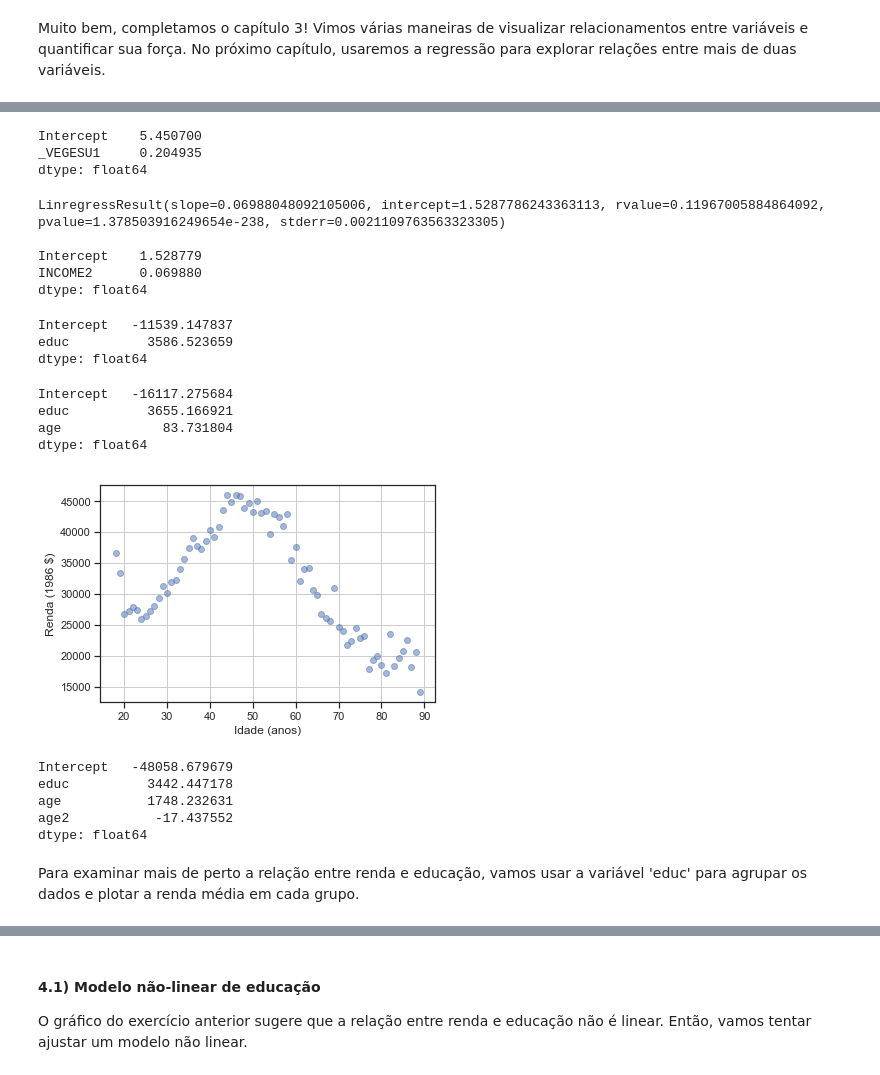
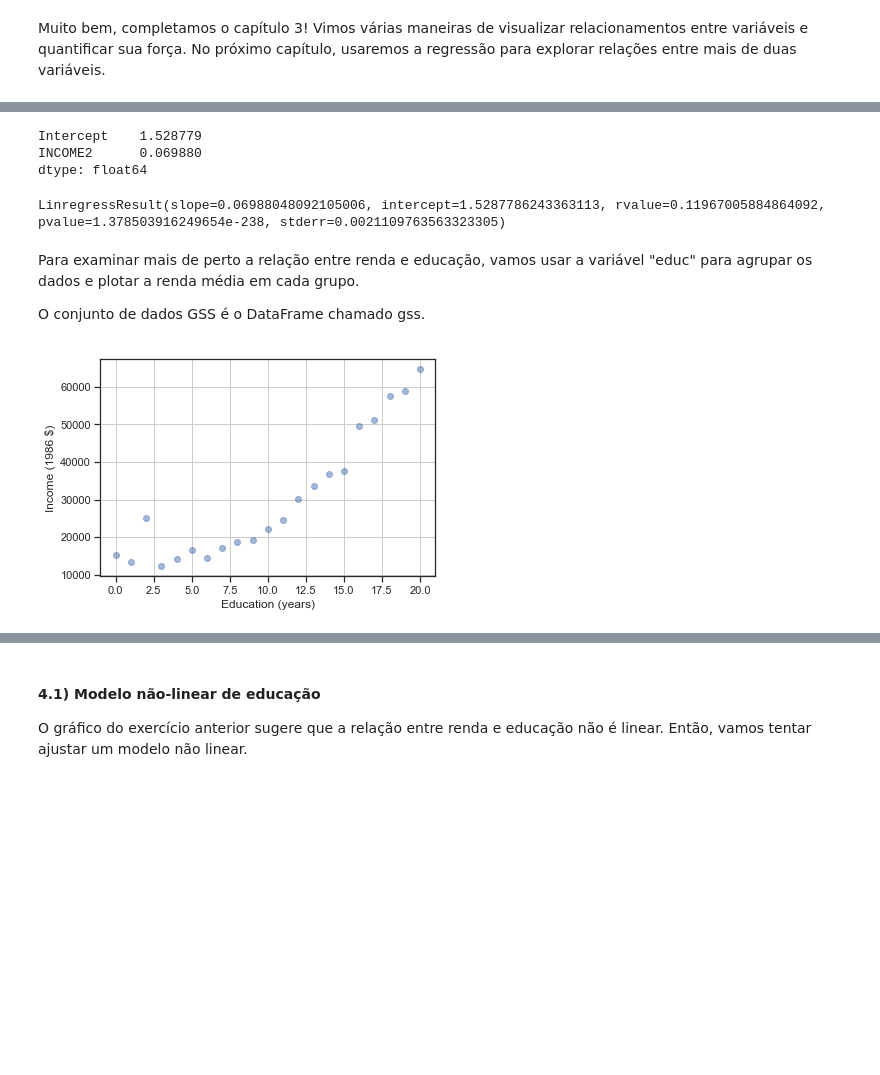
Before and after one commit to plbalmeida/aed-Py, a Jupyter notebook: aed-Py.ipynb, the cells around one changed output, grey strips where cells are left out. Drawn from its saved outputs; the diff is of its cells as text; code cells hidden in the pictures; blank space fills up the shorter version.

```diff
--- a/aed-Py.ipynb
+++ b/aed-Py.ipynb
@@ -822,68 +828,41 @@ Mas primeiro vamos explorar os limites da regressão linear simples. No exercíc
 # %%
 import statsmodels.formula.api as smf
-results = smf.ols('INCOME2 ~ _VEGESU1', data=brfss).fit()
-results.params
+
+# regressão com StatsModels
+results = smf.ols('_VEGESU1 ~ INCOME2', data=brfss).fit()
+print(results.params)
 # %% [output]
-Intercept    5.450700
-_VEGESU1     0.204935
+Intercept    1.528779
+INCOME2      0.069880
 dtype: float64
 # %%
 from scipy.stats import linregress
-import statsmodels.formula.api as smf
 
-# Run regression with linregress
+# regressão com linregress
 subset = brfss.dropna(subset=['INCOME2', '_VEGESU1'])
 xs = subset['INCOME2']
 ys = subset['_VEGESU1']
 res = linregress(xs, ys)
 print(res)
-print('')
-
-# Run regression with StatsModels
-results = smf.ols('_VEGESU1 ~ INCOME2', data=brfss).fit()
-print(results.params)
 # %% [output]
 LinregressResult(slope=0.06988048092105006, intercept=1.5287786243363113, rvalue=0.11967005884864092, pvalue=1.378503916249654e-238, stderr=0.0021109763563323305)
-
-Intercept    1.528779
-INCOME2      0.069880
-dtype: float64
-# %%
-gss = pd.read_hdf('gss.hdf5', 'gss')
-results = smf.ols('realinc ~ educ', data=gss).fit()
-results.params
-# %% [output]
-Intercept   -11539.147837
-educ          3586.523659
-dtype: float64
-# %%
-results = smf.ols('realinc ~ educ + age', data=gss).fit()
-results.params
-# %% [output]
-Intercept   -16117.275684
-educ          3655.166921
-age             83.731804
-dtype: float64
+# %% [markdown]
+Para examinar mais de perto a relação entre renda e educação, vamos usar a variável "educ" para agrupar os dados e plotar a renda média em cada grupo.
+
+O conjunto de dados GSS é o DataFrame chamado gss.
 # %%
-grouped = gss.groupby('age')
-mean_income_by_age = grouped['realinc'].mean()
-plt.plot(mean_income_by_age, 'o', alpha=0.5)
-plt.xlabel('Idade (anos)')
-plt.ylabel('Renda (1986 $)')
+# agrupando pela educ
+grouped = gss.groupby('educ')
+
+# computando a média de cada grupo
+mean_income_by_educ = grouped['realinc'].mean()
+
+# scatter plot da média de renda e e tempo de educação em anos
+plt.clf()
+plt.plot(mean_income_by_educ, 'o', alpha=0.5)
+plt.xlabel('Education (years)')
+plt.ylabel('Income (1986 $)')
 plt.grid()
 plt.show()
 # %% [output]
-[figure, old version]
+[figure, new version]
-# %%
-gss['age2'] = gss['age']**2
-model = smf.ols('realinc ~ educ + age + age2', data=gss)
-results = model.fit()
-results.params
-# %% [output]
-Intercept   -48058.679679
-educ          3442.447178
-age           1748.232631
-age2           -17.437552
-dtype: float64
-# %% [markdown]
-Para examinar mais de perto a relação entre renda e educação, vamos usar a variável 'educ' para agrupar os dados e plotar a renda média em cada grupo.
```
Also changed, not shown: parts of 37 cells of this notebook.
